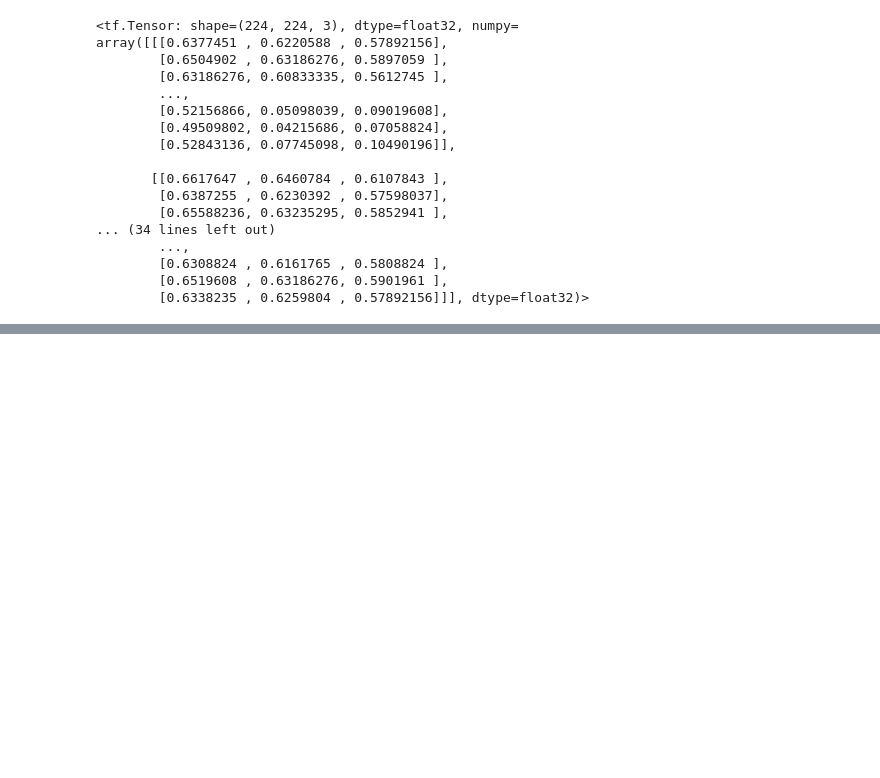
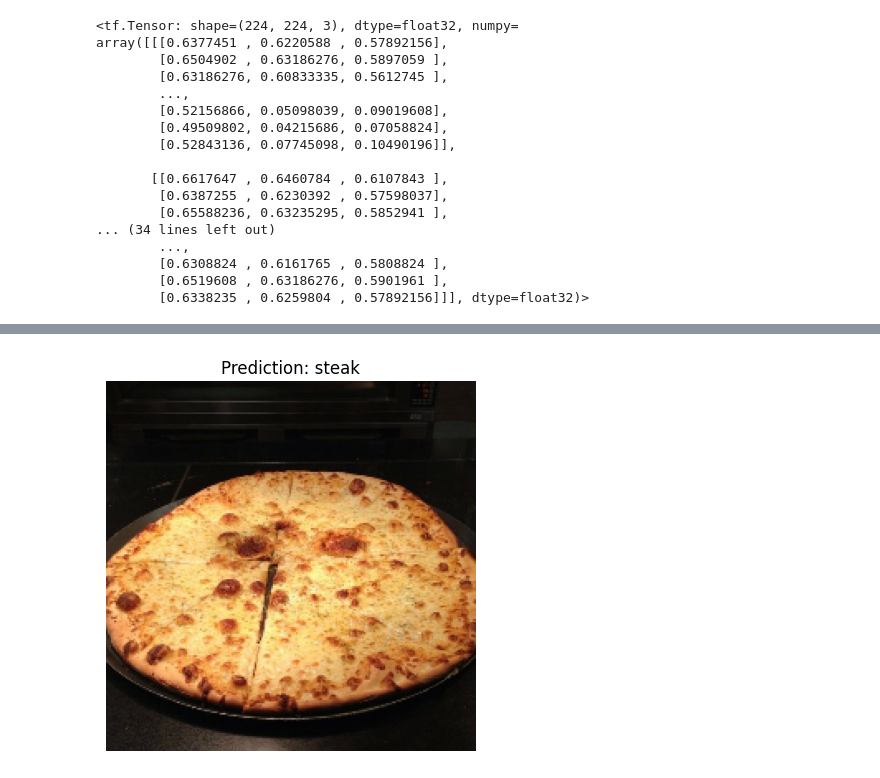
Before and after one commit to Rus-tam/daniel_bourke_course, a Jupyter notebook: notebooks/CNN & Computer Vision with TF.ipynb, the cells around one changed output, grey strips where cells are left out. Saved outputs shown, nothing was run; the diff lists cells and outputs as text; code cells hidden in the pictures; blank space fills up the shorter version.

```diff
--- a/notebooks/CNN & Computer Vision with TF.ipynb
+++ b/notebooks/CNN & Computer Vision with TF.ipynb
@@ -1009,0 +1056,5 @@ array([[0.88218355]], dtype=float32)
+# %%
+# Download another test custom image and make a prediction on it
+filename = '../data/pizza_steak/test/pizza/1067986.jpg'
+pred_and_plot(model_5, filename)
+# %% [output]
@@ -1009,0 +1062 @@ array([[0.88218355]], dtype=float32)
+[figure, added]
```
Also changed, not shown: parts of 16 cells of this notebook.
